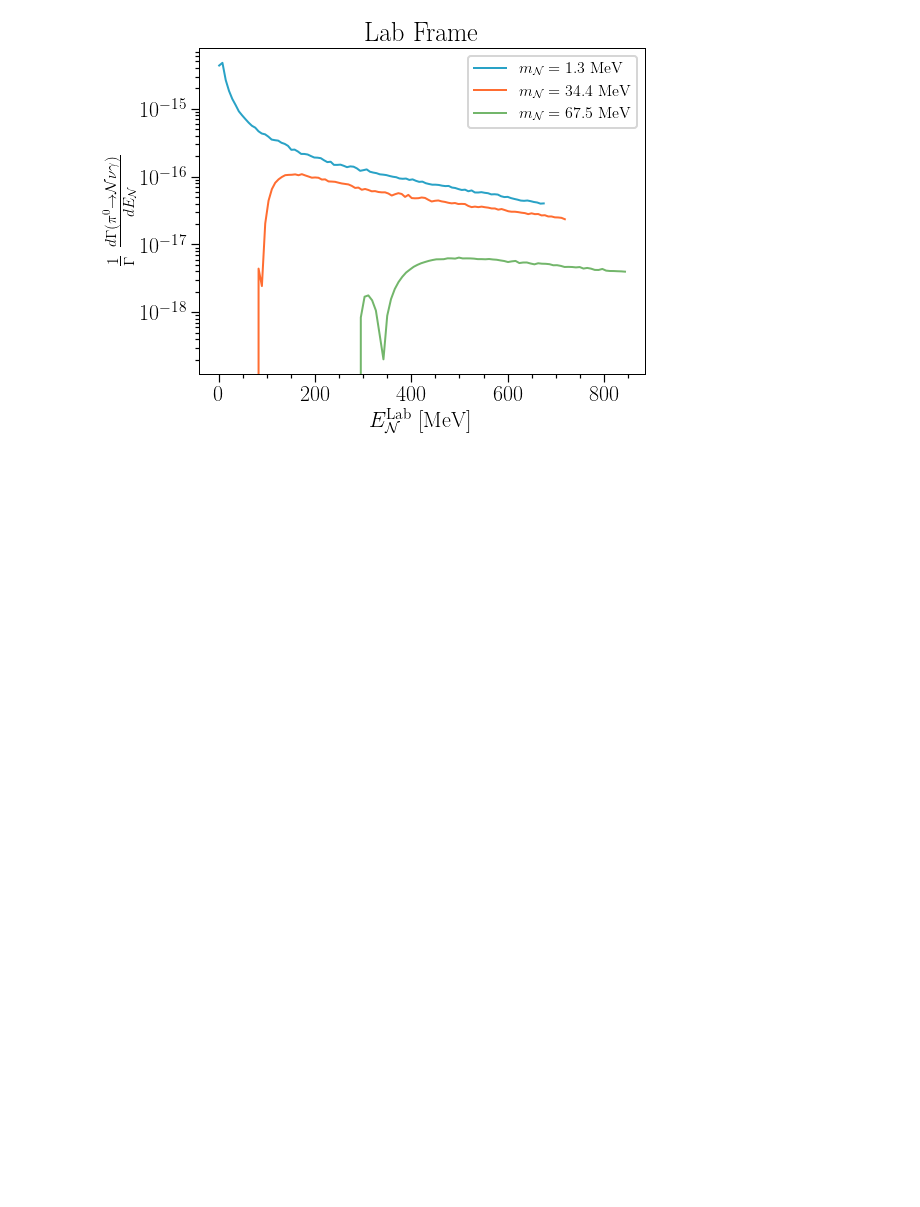
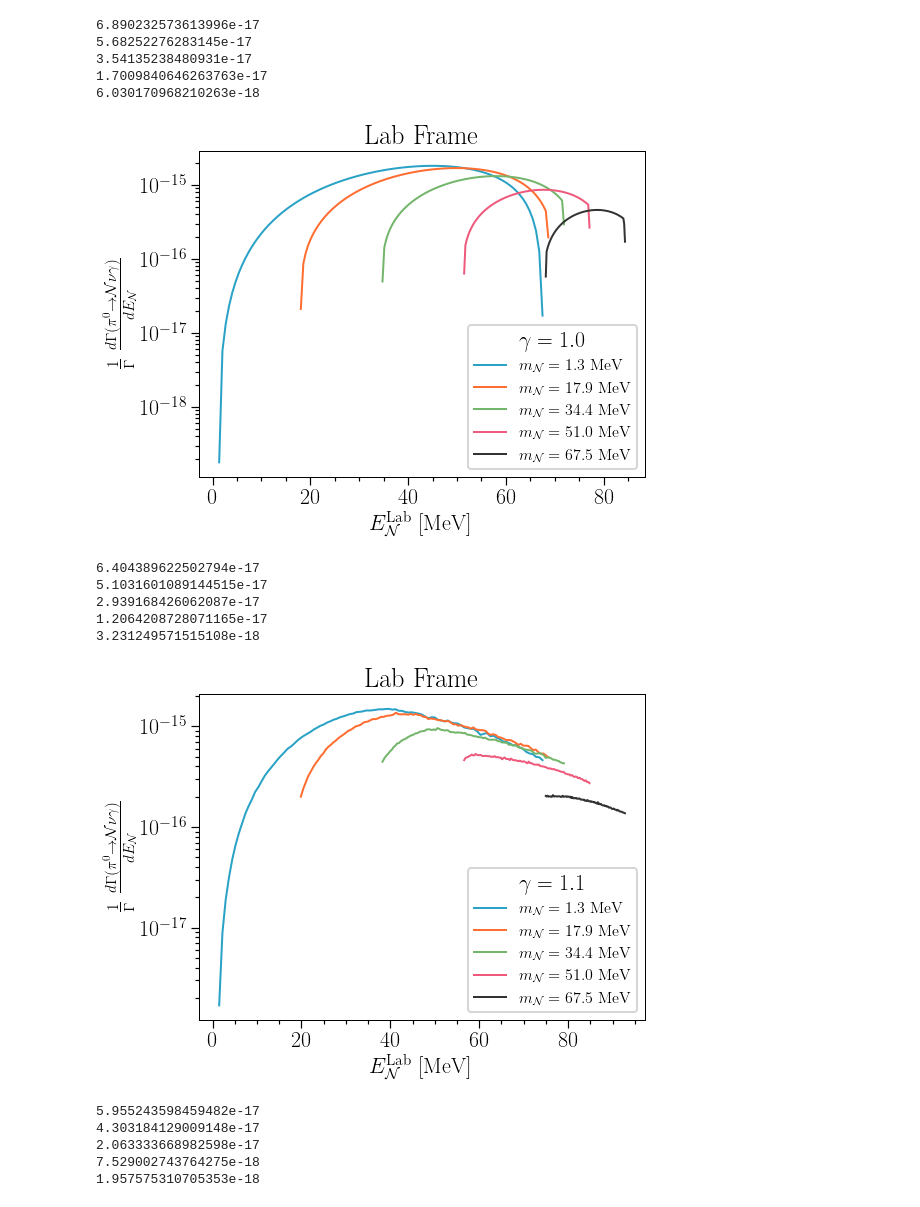
Before and after one commit to nickkamp1/CCM_DipoleTools, a Jupyter notebook: NeutralPionDecay/PionDecayVisualization.ipynb, the cells around one changed output. Saved outputs shown, nothing was run; the diff lists cells and outputs as text; code cells hidden in the pictures; blank space fills up the shorter version.

Commit message:
Updates to lab frame branching ratio calculation

```diff
--- a/NeutralPionDecay/PionDecayVisualization.ipynb
+++ b/NeutralPionDecay/PionDecayVisualization.ipynb
@@ -11,13 +8,15 @@ def EN_max(m_N):
 # %%
-m_N_range = np.linspace(0.01,0.5,3)*m_pi0
+m_N_range = np.linspace(0.01,0.5,5)*m_pi0
 
 for m in m_N_range:
     E_range = np.linspace(E_N_rest_min(m),E_N_rest_max(m),1000)
     dGamma_rest = []
     for E in E_range:
-        dGamma_rest.append(dGamma_dE_rest(E,1e-6,m)/pi0_width)
+        dGamma_rest.append(dGamma_dE_rest(E,3e-7,m))
+    print(sum(np.array(dGamma_rest)[np.array(dGamma_rest)>0])*(E_range[1]-E_range[0]))
     plt.plot(1e3*E_range,dGamma_rest,label=r'$m_\mathcal{N} = %2.1f$ MeV'%(m*1e3))
-plt.xlim(0,135)
+plt.semilogy()
+plt.xlim(0,90)
 plt.xlabel(r'$E_\mathcal{N}^{\rm Rest}$ [MeV]')
 plt.ylabel(r'$\frac{1}{\Gamma} ~\frac{d \Gamma (\pi^0 \to \mathcal{N}\nu \gamma)}{d E_\mathcal{N}}$')
 plt.title(r'$\pi^0$ Rest Frame')
@@ -28,18 +32,35 @@ plt.show()
 # %%
-gamma = 10
-
-for m in m_N_range:
-    E_range = np.linspace(1.01*m,gamma*E_N_rest_max(m),100)
-    dGamma_lab = []
-    for E in E_range:
-        dGamma_lab.append(dGamma_dE_lab(1e-6,m,E,gamma)/pi0_width)
-    plt.plot(1e3*E_range,dGamma_lab,label=r'$m_\mathcal{N} = %2.1f$ MeV'%(m*1e3))
-#plt.xlim(0,135)
-plt.semilogy()
-plt.xlabel(r'$E_\mathcal{N}^{\rm Lab}$ [MeV]')
-plt.ylabel(r'$\frac{1}{\Gamma} ~\frac{d \Gamma (\pi^0 \to \mathcal{N}\nu \gamma)}{d E_\mathcal{N}}$')
-plt.title('Lab Frame')
-plt.legend()
-plt.show()
+for gamma in [1.00001,1.1,1.5,2,10]:
+    beta = np.sqrt(1-gamma**2)
+    for m in m_N_range:
+        E_range = np.linspace(gamma*E_N_rest_min(m),gamma*E_N_rest_max(m),100)
+        dGamma_lab = []
+        for E in E_range:
+            dGamma_lab.append(dGamma_dE_lab(E,3e-7,m,gamma))
+        plt.plot(1e3*E_range,dGamma_lab,label=r'$m_\mathcal{N} = %2.1f$ MeV'%(m*1e3))
+        print(sum(np.array(dGamma_lab)[np.array(dGamma_lab)>0])*(E_range[1]-E_range[0]))
+    #plt.xlim(0,135)
+    plt.semilogy()
+    plt.xlabel(r'$E_\mathcal{N}^{\rm Lab}$ [MeV]')
+    plt.ylabel(r'$\frac{1}{\Gamma} ~\frac{d \Gamma (\pi^0 \to \mathcal{N}\nu \gamma)}{d E_\mathcal{N}}$')
+    plt.title('Lab Frame')
+    plt.legend(title=r'$\gamma = %1.1f$'%gamma)
+    plt.show()
 # %% [output]
+6.890232573613996e-17
+5.68252276283145e-17
+3.54135238480931e-17
+1.7009840646263763e-17
+6.030170968210263e-18
-[figure, old version]
+[figure, new version]
+6.404389622502794e-17
+5.1031601089144515e-17
+2.939168426062087e-17
+1.2064208728071165e-17
+3.231249571515108e-18
+[figure, added]
+5.955243598459482e-17
+4.303184129009148e-17
+2.063333668982598e-17
+7.529002743764275e-18
+1.957575310705353e-18
```
Also changed, not shown: parts of 4 cells of this notebook, 2 other files.
